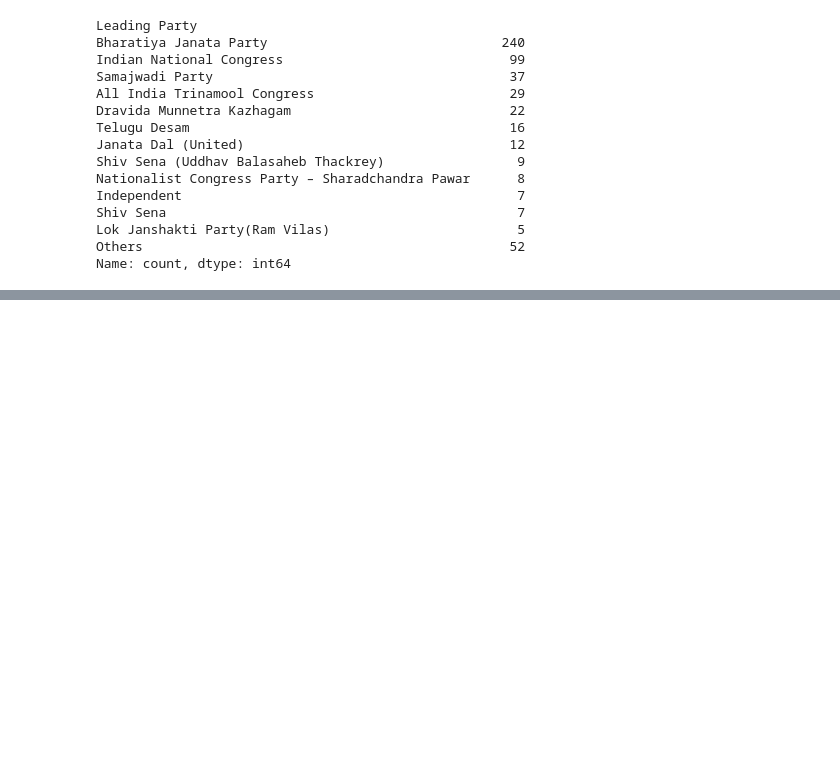
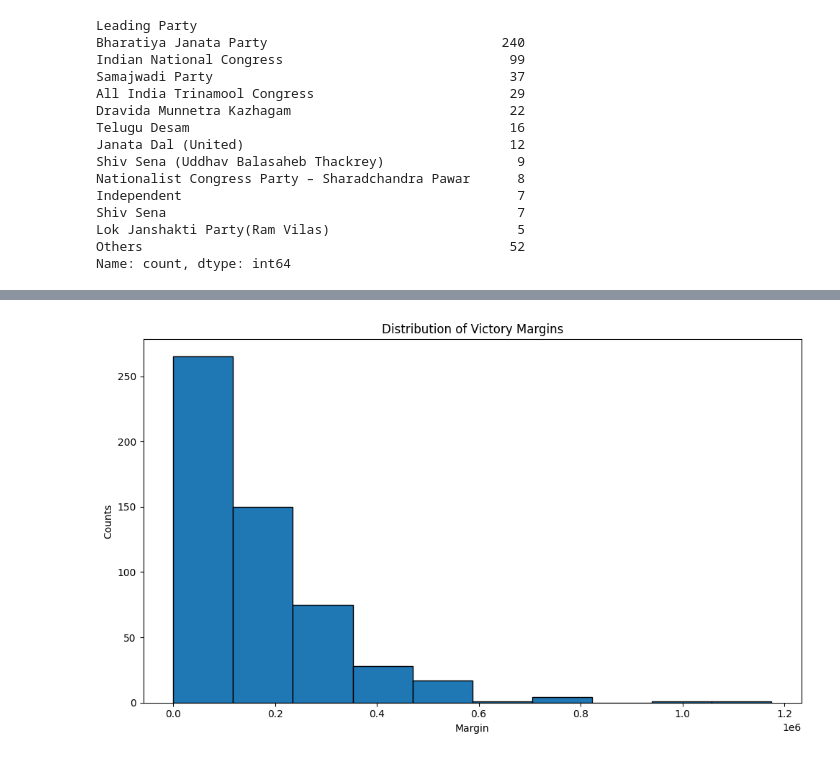
Before and after one commit to VijayKandpal001/Election_Dataset_Analysis, a Jupyter notebook: main.ipynb, the cells around one changed output, grey strips where cells are left out. Cells and saved outputs as stored; diff of their text form; code cells hidden in the pictures; blank space fills up the shorter version.

```diff
--- a/main.ipynb
+++ b/main.ipynb
@@ -160,0 +201,11 @@ Name: count, dtype: int64
+# %%
+# plt.subplots(figsize=(10,6))
+plt.figure(figsize=(10,6))
+plt.hist(data=election_dataset, x="Margin",edgecolor="black", )
+plt.title("Distribution of Victory Margins")
+plt.xlabel("Margin")
+plt.ylabel("Counts")
+plt.tight_layout()
+plt.show()
+# %% [output]
+[figure, added]
```
Also changed, not shown: parts of 7 cells of this notebook, 1 other file.
